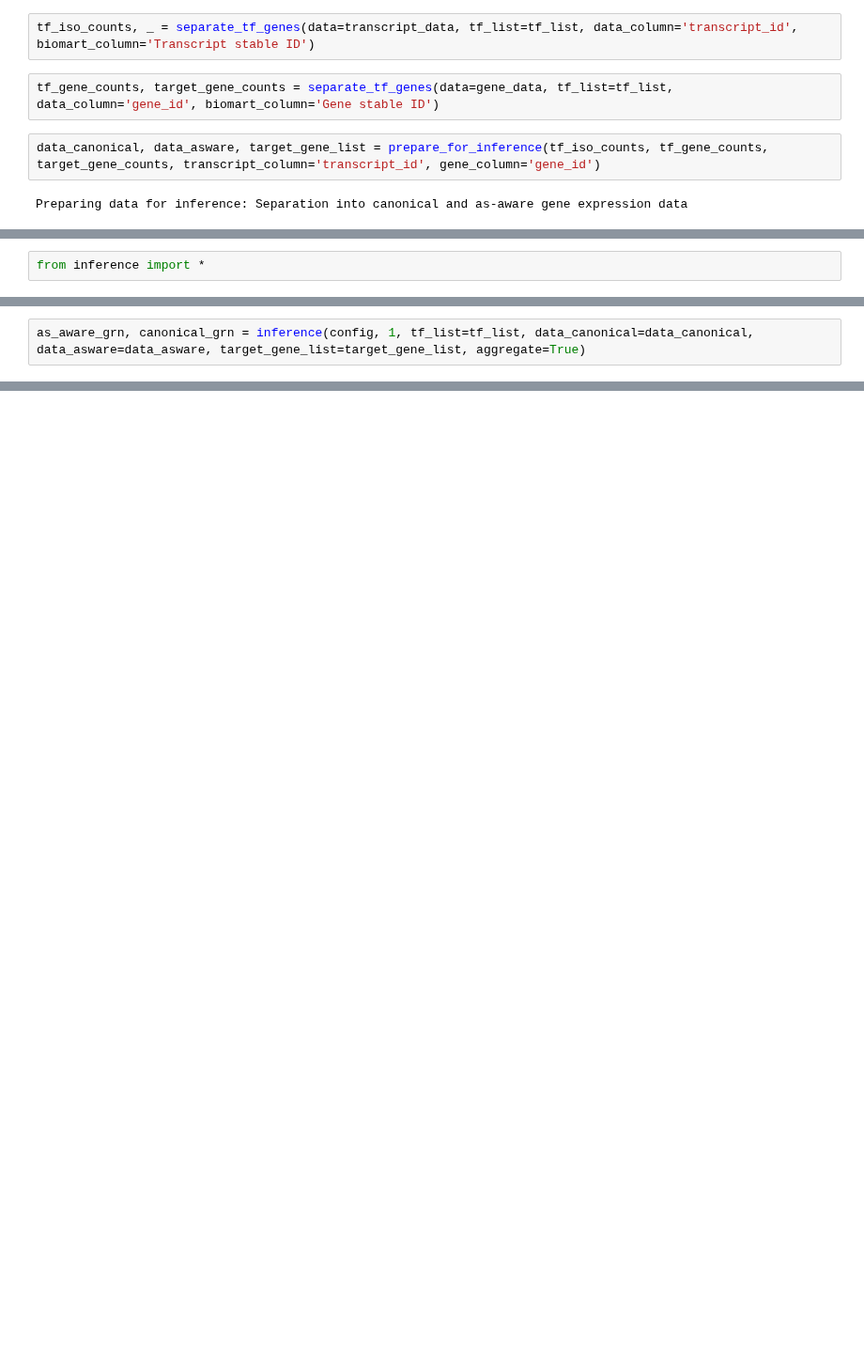
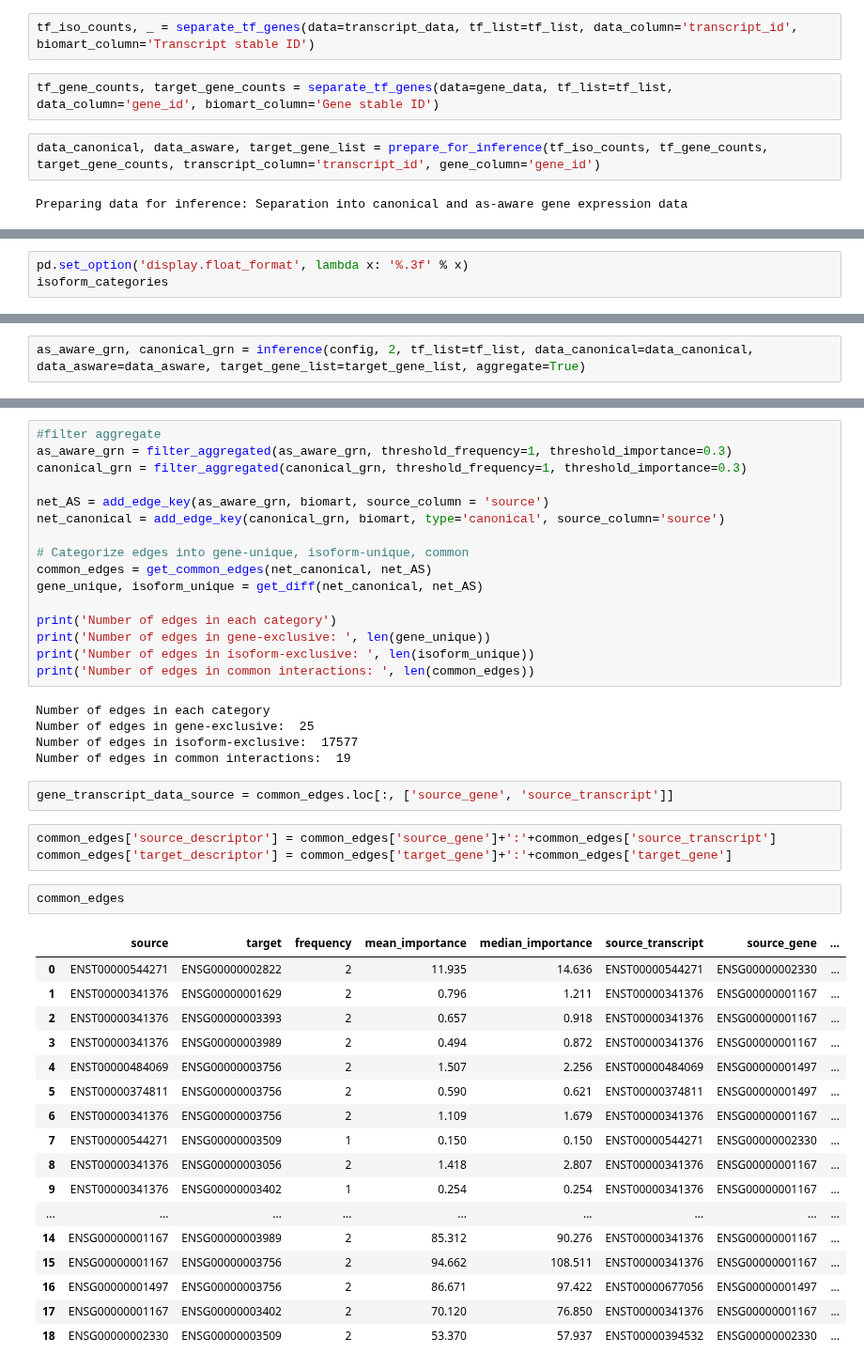
Before and after one commit to bionetslab/alternet, a Jupyter notebook: src/alternet/alternet_tutorial.ipynb, the cells around one changed output, grey strips where cells are left out. Shown at 94% size. Drawn from its saved outputs; the diff is of its cells as text; blank space fills up the shorter version.

```diff
--- a/src/alternet/alternet_tutorial.ipynb
+++ b/src/alternet/alternet_tutorial.ipynb
@@ -122,2 +138,3 @@ isoform_categories = isoform_categorization(tf_iso_counts, tf_gene_counts, thres
 # %%
-from inference import *
+pd.set_option('display.float_format', lambda x: '%.3f' % x)
+isoform_categories
@@ -124,4 +152,4 @@ from inference import *
 # %%
-as_aware_grn, canonical_grn = inference(config, 1, tf_list=tf_list, data_canonical=data_canonical, data_asware=data_asware, target_gene_list=target_gene_list, aggregate=True)
+as_aware_grn, canonical_grn = inference(config, 2, tf_list=tf_list, data_canonical=data_canonical, data_asware=data_asware, target_gene_list=target_gene_list, aggregate=True)
 # %% [output]
 Starting inference ...
@@ -134,0 +180,46 @@ PermissionError: [Errno 13] Permission denied: '/data_nfs/mi34qaba/SpliceAwareGR
+# %%
+#filter aggregate
+as_aware_grn = filter_aggregated(as_aware_grn, threshold_frequency=1, threshold_importance=0.3)
+canonical_grn = filter_aggregated(canonical_grn, threshold_frequency=1, threshold_importance=0.3)
+
+net_AS = add_edge_key(as_aware_grn, biomart, source_column = 'source')
+net_canonical = add_edge_key(canonical_grn, biomart, type='canonical', source_column='source')
+
+# Categorize edges into gene-unique, isoform-unique, common
+common_edges = get_common_edges(net_canonical, net_AS)
+gene_unique, isoform_unique = get_diff(net_canonical, net_AS)
+
+print('Number of edges in each category')
+print('Number of edges in gene-exclusive: ', len(gene_unique))
+print('Number of edges in isoform-exclusive: ', len(isoform_unique))
+print('Number of edges in common interactions: ', len(common_edges))
+# %% [output]
+Number of edges in each category
+Number of edges in gene-exclusive:  25
+Number of edges in isoform-exclusive:  17577
+Number of edges in common interactions:  19
+# %%
+gene_transcript_data_source = common_edges.loc[:, ['source_gene', 'source_transcript']]
+# %%
+common_edges['source_descriptor'] = common_edges['source_gene']+':'+common_edges['source_transcript']
+common_edges['target_descriptor'] = common_edges['target_gene']+':'+common_edges['target_gene']
+# %%
+common_edges
+# %% [output]
+|  | source | target | frequency | mean_importance | median_importance | source_transcript | source_gene | ... |
+| 0 | ENST00000544271 | ENSG00000002822 | 2 | 11.935 | 14.636 | ENST00000544271 | ENSG00000002330 | ... |
+| 1 | ENST00000341376 | ENSG00000001629 | 2 | 0.796 | 1.211 | ENST00000341376 | ENSG00000001167 | ... |
+| 2 | ENST00000341376 | ENSG00000003393 | 2 | 0.657 | 0.918 | ENST00000341376 | ENSG00000001167 | ... |
+| 3 | ENST00000341376 | ENSG00000003989 | 2 | 0.494 | 0.872 | ENST00000341376 | ENSG00000001167 | ... |
+| 4 | ENST00000484069 | ENSG00000003756 | 2 | 1.507 | 2.256 | ENST00000484069 | ENSG00000001497 | ... |
+| 5 | ENST00000374811 | ENSG00000003756 | 2 | 0.590 | 0.621 | ENST00000374811 | ENSG00000001497 | ... |
+| 6 | ENST00000341376 | ENSG00000003756 | 2 | 1.109 | 1.679 | ENST00000341376 | ENSG00000001167 | ... |
+| 7 | ENST00000544271 | ENSG00000003509 | 1 | 0.150 | 0.150 | ENST00000544271 | ENSG00000002330 | ... |
+| 8 | ENST00000341376 | ENSG00000003056 | 2 | 1.418 | 2.807 | ENST00000341376 | ENSG00000001167 | ... |
+| 9 | ENST00000341376 | ENSG00000003402 | 1 | 0.254 | 0.254 | ENST00000341376 | ENSG00000001167 | ... |
+| ... | ... | ... | ... | ... | ... | ... | ... | ... |
+| 14 | ENSG00000001167 | ENSG00000003989 | 2 | 85.312 | 90.276 | ENST00000341376 | ENSG00000001167 | ... |
+| 15 | ENSG00000001167 | ENSG00000003756 | 2 | 94.662 | 108.511 | ENST00000341376 | ENSG00000001167 | ... |
+| 16 | ENSG00000001497 | ENSG00000003756 | 2 | 86.671 | 97.422 | ENST00000677056 | ENSG00000001497 | ... |
+| 17 | ENSG00000001167 | ENSG00000003402 | 2 | 70.120 | 76.850 | ENST00000341376 | ENSG00000001167 | ... |
+| 18 | ENSG00000002330 | ENSG00000003509 | 2 | 53.370 | 57.937 | ENST00000394532 | ENSG00000002330 | ... |
```
Also changed, not shown: parts of 26 cells of this notebook, 11 other files.
